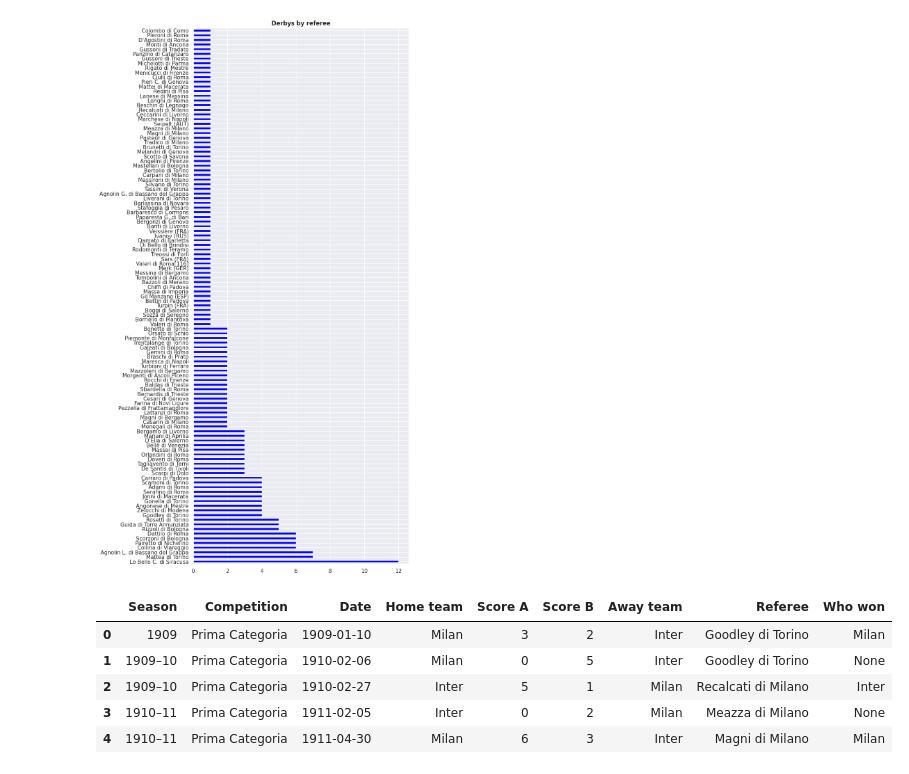
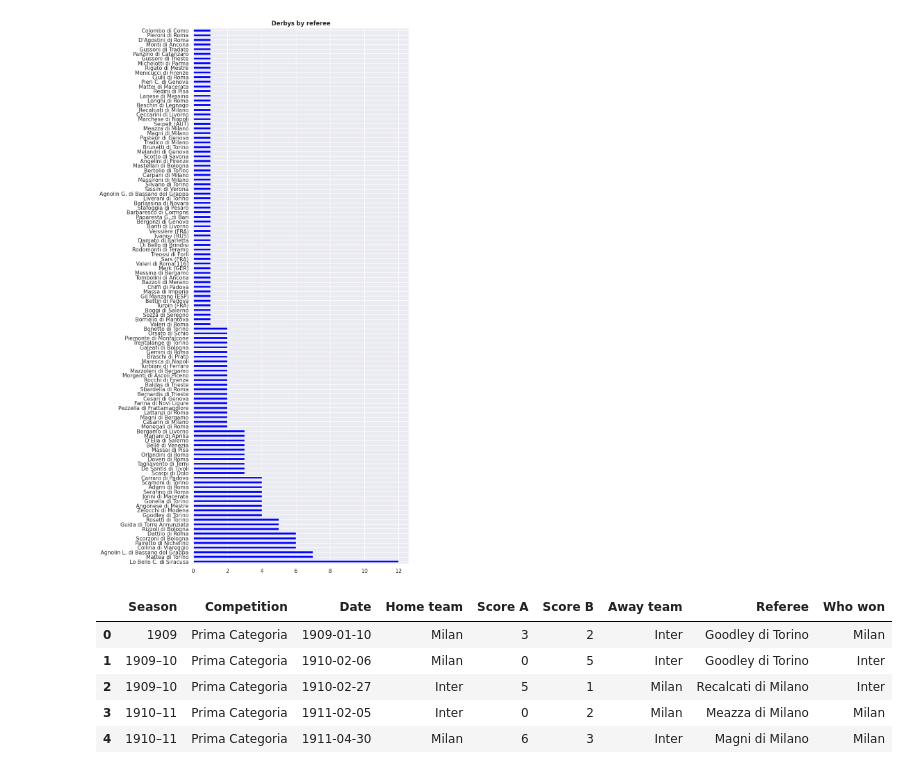
Before and after one commit to guilhermelaviola/InterMilan, a Jupyter notebook: DerbyDellaMadonnina.ipynb, the cells around one changed output. Cells and saved outputs as stored; diff of their text form; code cells hidden in the pictures.

Commit message:
I updated the function to calculate the performance of each team in the derby.

```diff
--- a/DerbyDellaMadonnina.ipynb
+++ b/DerbyDellaMadonnina.ipynb
@@ -75,33 +75,25 @@ plt.show()
 # %%
 # Classifying the derby winners:
 def who_won(row):
   home_team = row['Home team']
   away_team = row['Away team']
   home_score = row['Score A']
   away_score = row['Score B']
 
-  if home_team == 'Inter':
-    if home_score > away_score:
+  if home_team == 'Inter' and home_score > away_score or away_team == 'Inter' and away_score > home_score:
       return 'Inter'
-  elif home_team == 'Milan':
-    if home_score > away_score:
+  elif home_team == 'Milan' and home_score > away_score or away_team == 'Milan' and away_score > home_score:
       return 'Milan'
-  elif away_team == 'Inter':
-    if away_score > home_score:
-      return 'Inter'
-  elif away_team == 'Milan':
-    if away_score > home_score:
-      return 'Milan'
-  elif home_score == away_score:
+  else:
       return 'Draw'
 
 # Applying the function above on a column of the dataset and generating a new column as result:
 derby['Who won'] = derby.apply(who_won, axis=1)
 derby.head()
 # %% [output]
 |  | Season | Competition | Date | Home team | Score A | Score B | Away team | Referee | Who won |
 | 0 | 1909 | Prima Categoria | 1909-01-10 | Milan | 3 | 2 | Inter | Goodley di Torino | Milan |
-| 1 | 1909–10 | Prima Categoria | 1910-02-06 | Milan | 0 | 5 | Inter | Goodley di Torino | None |
+| 1 | 1909–10 | Prima Categoria | 1910-02-06 | Milan | 0 | 5 | Inter | Goodley di Torino | Inter |
 | 2 | 1909–10 | Prima Categoria | 1910-02-27 | Inter | 5 | 1 | Milan | Recalcati di Milano | Inter |
-| 3 | 1910–11 | Prima Categoria | 1911-02-05 | Inter | 0 | 2 | Milan | Meazza di Milano | None |
+| 3 | 1910–11 | Prima Categoria | 1911-02-05 | Inter | 0 | 2 | Milan | Meazza di Milano | Milan |
 | 4 | 1910–11 | Prima Categoria | 1911-04-30 | Milan | 6 | 3 | Inter | Magni di Milano | Milan |
```
Also changed, not shown: parts of 2 cells of this notebook.
